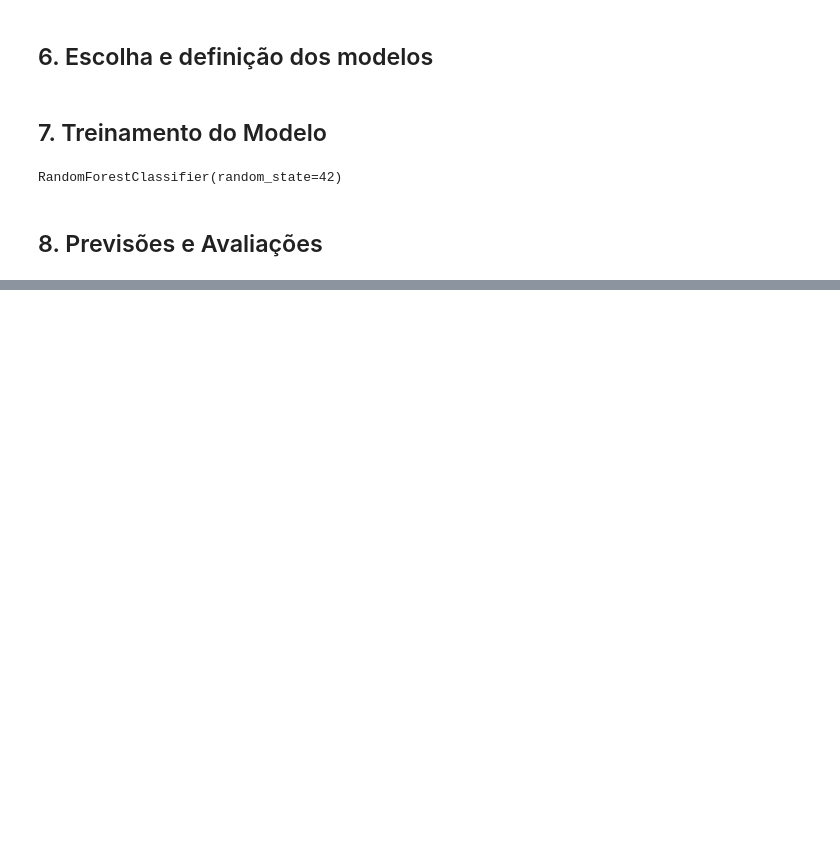
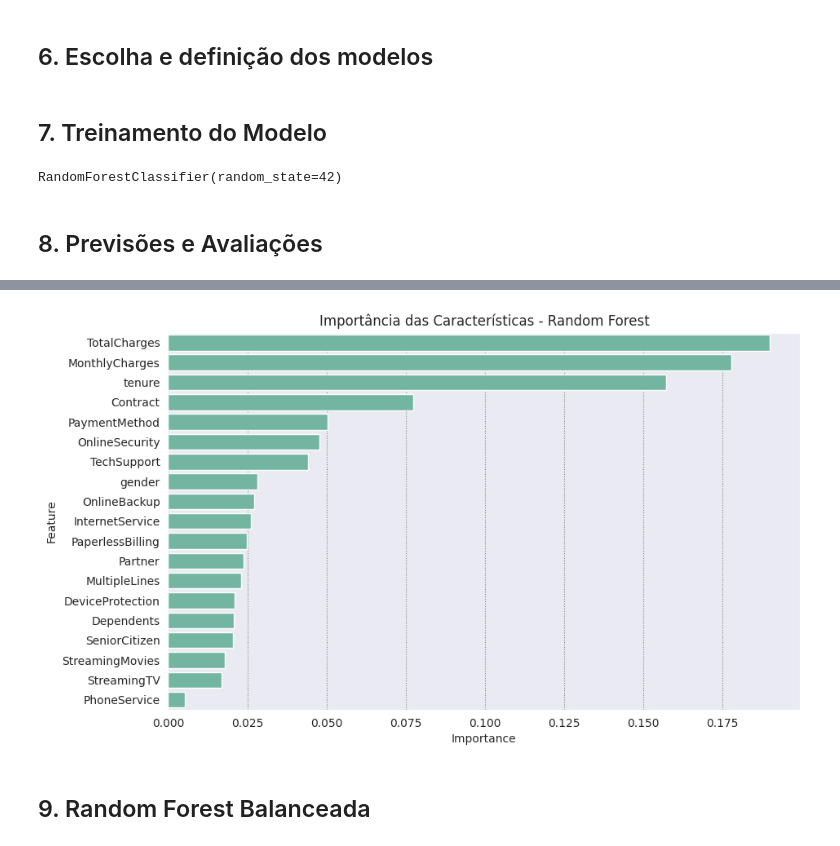
Before and after one commit to viktoruebelhart/pos_facens, a Jupyter notebook: Churn_Aula4_MLII.ipynb, the cells around one changed output, grey strips where cells are left out. Drawn from its saved outputs; the diff is of its cells as text; code cells hidden in the pictures; blank space fills up the shorter version.

```diff
--- a/Churn_Aula4_MLII.ipynb
+++ b/Churn_Aula4_MLII.ipynb
@@ -546,0 +578,18 @@ RandomForestClassifier(random_state=42)
+# %%
+# Obter a importância das características
+importances = rf.feature_importances_
+feature_names = X_train.columns
+
+# Criar um DataFrame com a importância
+importance_df = pd.DataFrame({'Feature': feature_names, 'Importance': importances})
+importance_df = importance_df.sort_values(by='Importance', ascending=False)
+
+# Plotar a importância
+plt.figure(figsize=(10, 6))
+sns.barplot(data=importance_df, x='Importance', y='Feature')
+plt.title('Importância das Características - Random Forest')
+plt.show()
+# %% [output]
+[figure, added]
+# %% [markdown]
+## 9. Random Forest Balanceada
```
Also changed, not shown: parts of 11 cells of this notebook.
